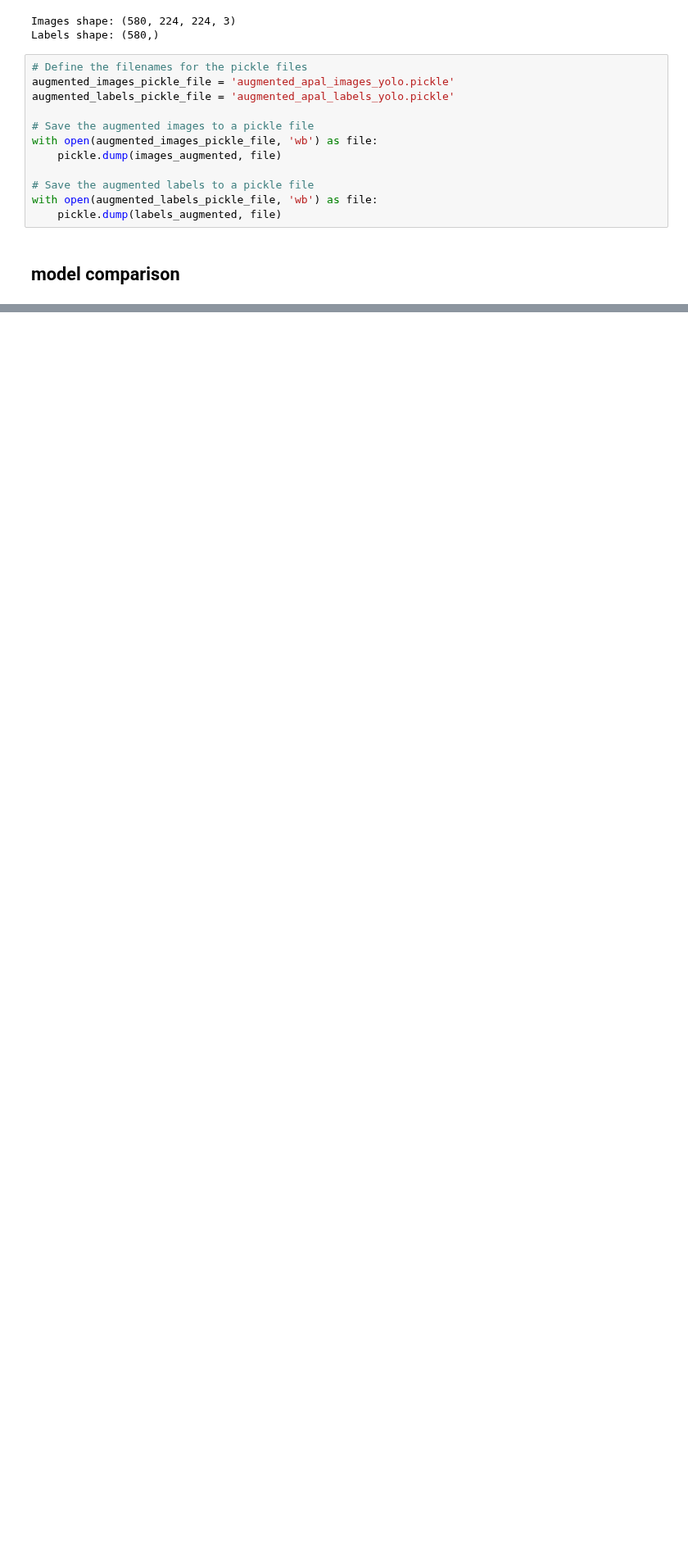
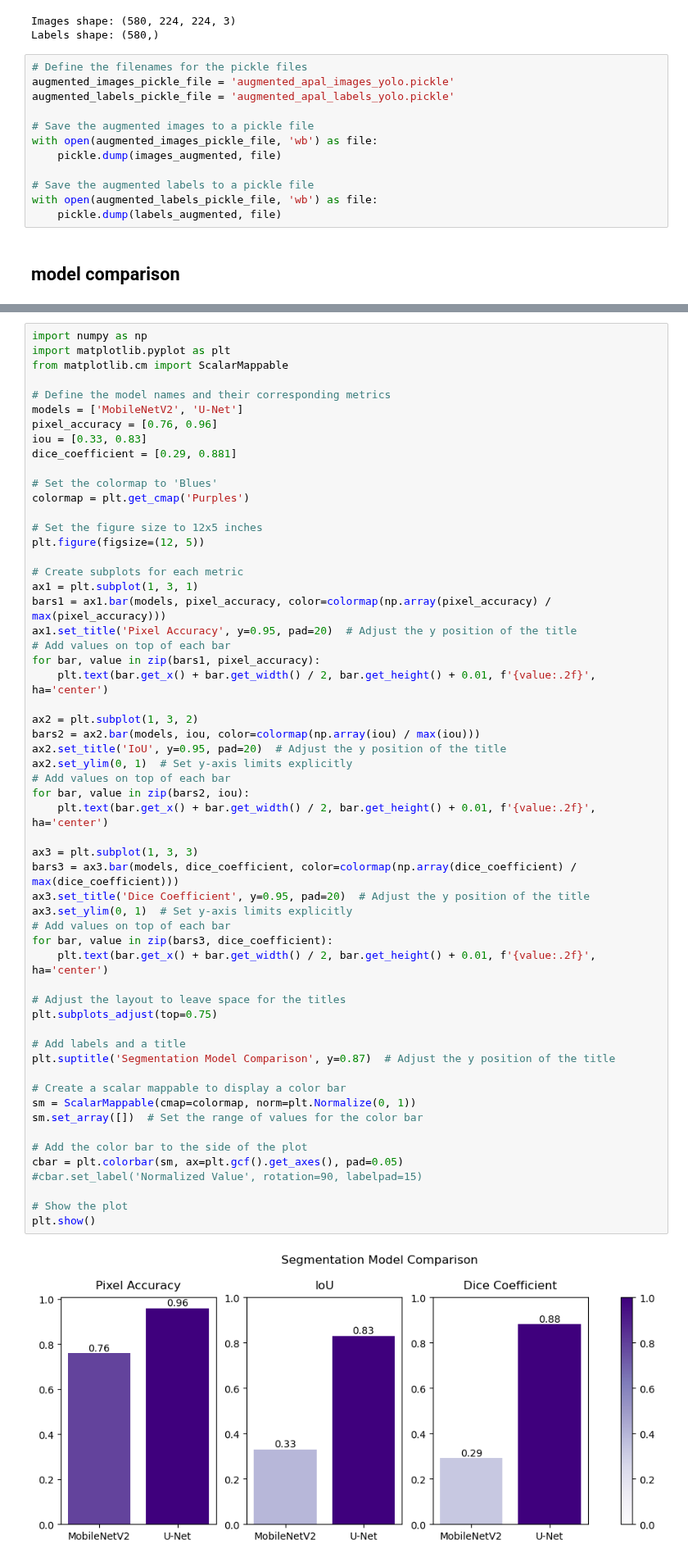
Before and after one commit to sumaiya008/Segmenting-Coral-Branch-tips, a Jupyter notebook: notebooks/2.0_Balancing.ipynb, the cells around one changed output, grey strips where cells are left out. Shown at 82% size. Saved outputs shown, nothing was run; the diff lists cells and outputs as text; blank space fills up the shorter version.

```diff
--- a/notebooks/2.0_Balancing.ipynb
+++ b/notebooks/2.0_Balancing.ipynb
@@ -358,0 +348,59 @@ plt.show()
+# %%
+import numpy as np
+import matplotlib.pyplot as plt
+from matplotlib.cm import ScalarMappable
+
+# Define the model names and their corresponding metrics
+models = ['MobileNetV2', 'U-Net']
+pixel_accuracy = [0.76, 0.96]
+iou = [0.33, 0.83]
+dice_coefficient = [0.29, 0.881]
+
+# Set the colormap to 'Blues'
+colormap = plt.get_cmap('Purples')
+
+# Set the figure size to 12x5 inches
+plt.figure(figsize=(12, 5))
+
+# Create subplots for each metric
+ax1 = plt.subplot(1, 3, 1)
+bars1 = ax1.bar(models, pixel_accuracy, color=colormap(np.array(pixel_accuracy) / max(pixel_accuracy)))
+ax1.set_title('Pixel Accuracy', y=0.95, pad=20)  # Adjust the y position of the title
+# Add values on top of each bar
+for bar, value in zip(bars1, pixel_accuracy):
+    plt.text(bar.get_x() + bar.get_width() / 2, bar.get_height() + 0.01, f'{value:.2f}', ha='center')
+
+ax2 = plt.subplot(1, 3, 2)
+bars2 = ax2.bar(models, iou, color=colormap(np.array(iou) / max(iou)))
+ax2.set_title('IoU', y=0.95, pad=20)  # Adjust the y position of the title
+ax2.set_ylim(0, 1)  # Set y-axis limits explicitly
+# Add values on top of each bar
+for bar, value in zip(bars2, iou):
+    plt.text(bar.get_x() + bar.get_width() / 2, bar.get_height() + 0.01, f'{value:.2f}', ha='center')
+
+ax3 = plt.subplot(1, 3, 3)
+bars3 = ax3.bar(models, dice_coefficient, color=colormap(np.array(dice_coefficient) / max(dice_coefficient)))
+ax3.set_title('Dice Coefficient', y=0.95, pad=20)  # Adjust the y position of the title
+ax3.set_ylim(0, 1)  # Set y-axis limits explicitly
+# Add values on top of each bar
+for bar, value in zip(bars3, dice_coefficient):
+    plt.text(bar.get_x() + bar.get_width() / 2, bar.get_height() + 0.01, f'{value:.2f}', ha='center')
+
+# Adjust the layout to leave space for the titles
+plt.subplots_adjust(top=0.75)
+
+# Add labels and a title
+plt.suptitle('Segmentation Model Comparison', y=0.87)  # Adjust the y position of the title
+
+# Create a scalar mappable to display a color bar
+sm = ScalarMappable(cmap=colormap, norm=plt.Normalize(0, 1))
+sm.set_array([])  # Set the range of values for the color bar
+
+# Add the color bar to the side of the plot
+cbar = plt.colorbar(sm, ax=plt.gcf().get_axes(), pad=0.05)
+#cbar.set_label('Normalized Value', rotation=90, labelpad=15)
+
+# Show the plot
+plt.show()
+# %% [output]
+[figure, added]
```
Also changed, not shown: parts of 5 cells of this notebook, 1 other file.
